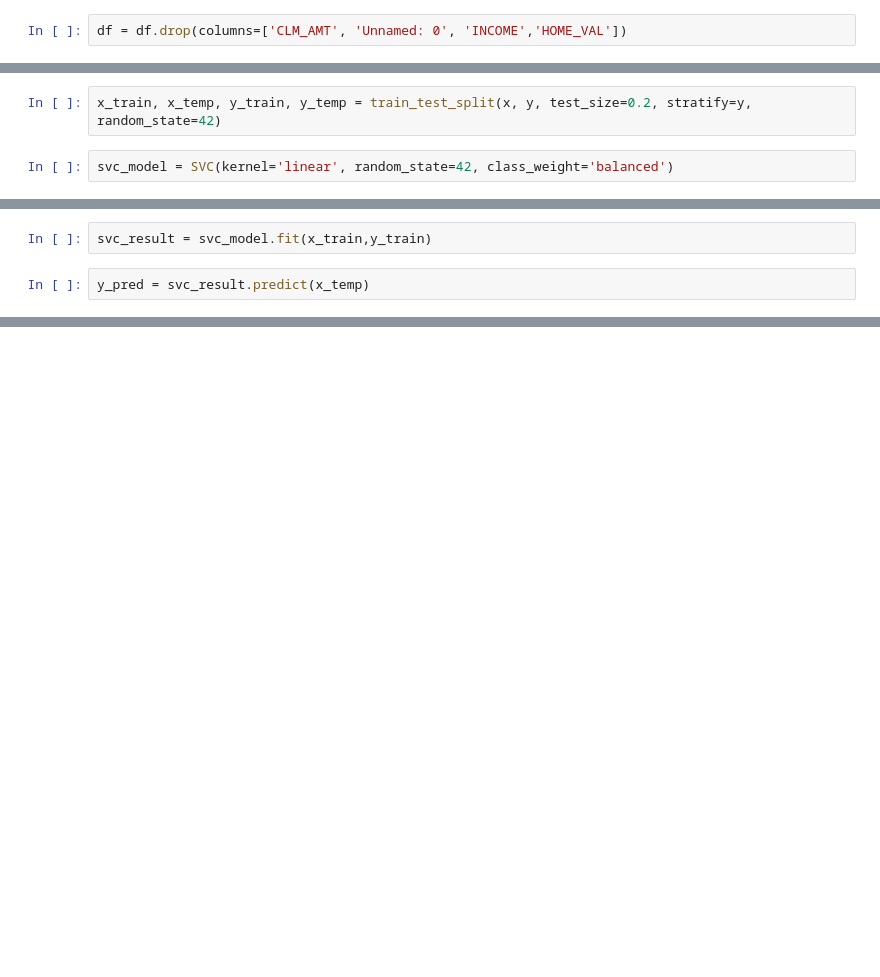
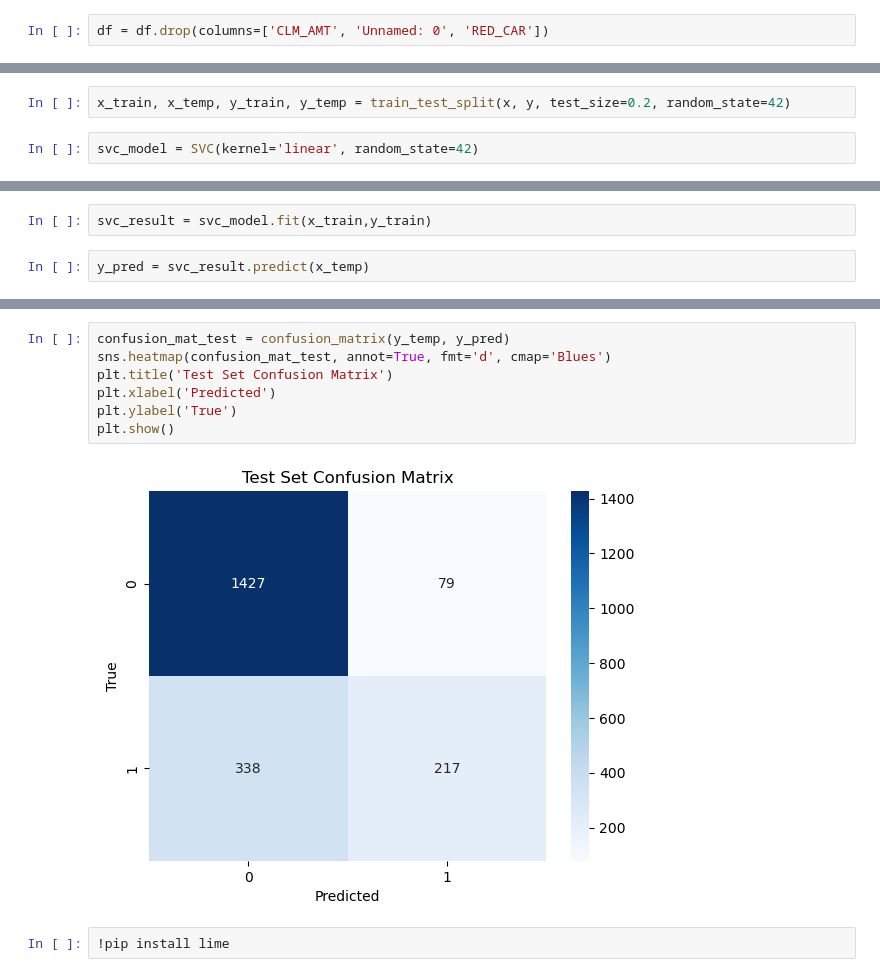
Before and after one commit to Azri-Muhsin/FDM-mini-project-y3s1, a Jupyter notebook: Untitled.ipynb, the cells around one changed output, grey strips where cells are left out. Cells and saved outputs as stored; diff of their text form; blank space fills up the shorter version.

```diff
--- a/Untitled.ipynb
+++ b/Untitled.ipynb
@@ -17,12 +44,12 @@ df.info()
 # %%
-df = df.drop(columns=['CLM_AMT', 'Unnamed: 0', 'INCOME','HOME_VAL'])
+df = df.drop(columns=['CLM_AMT', 'Unnamed: 0', 'RED_CAR'])
 # %%
 y = df['CLAIM_FLAG']
 x = df.drop(columns=['CLAIM_FLAG'])
 # %%
-x_train, x_temp, y_train, y_temp = train_test_split(x, y, test_size=0.2, stratify=y, random_state=42)
+x_train, x_temp, y_train, y_temp = train_test_split(x, y, test_size=0.2, random_state=42)
 # %%
-svc_model = SVC(kernel='linear', random_state=42, class_weight='balanced')
+svc_model = SVC(kernel='linear', random_state=42)
 # %%
 svc_model
 # %% [output]
@@ -82,0 +221,11 @@ plt.show()
+# %%
+confusion_mat_test = confusion_matrix(y_temp, y_pred)
+sns.heatmap(confusion_mat_test, annot=True, fmt='d', cmap='Blues')
+plt.title('Test Set Confusion Matrix')
+plt.xlabel('Predicted')
+plt.ylabel('True')
+plt.show()
+# %% [output]
+[figure, added]
+# %%
+!pip install lime
```
Also changed, not shown: parts of 17 cells of this notebook.
